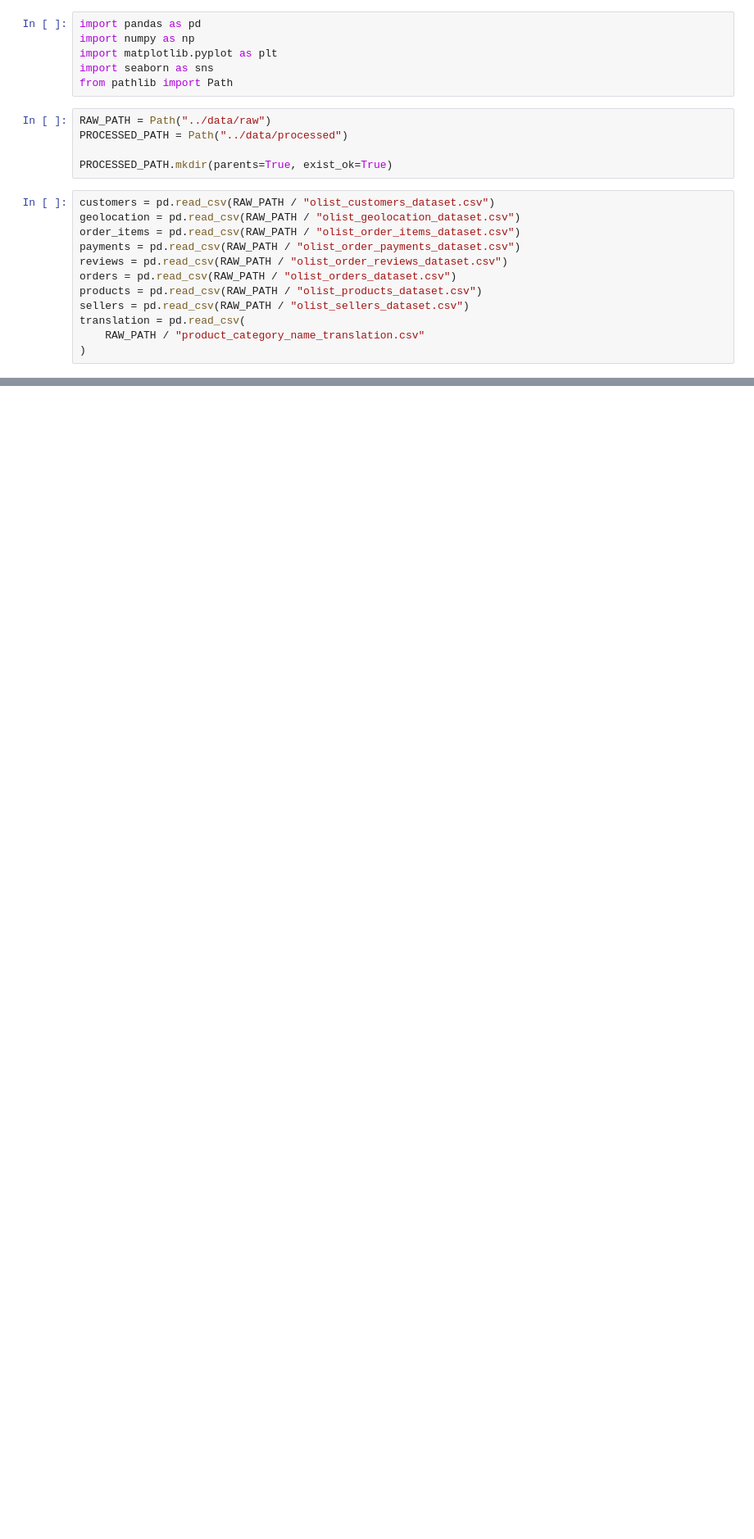
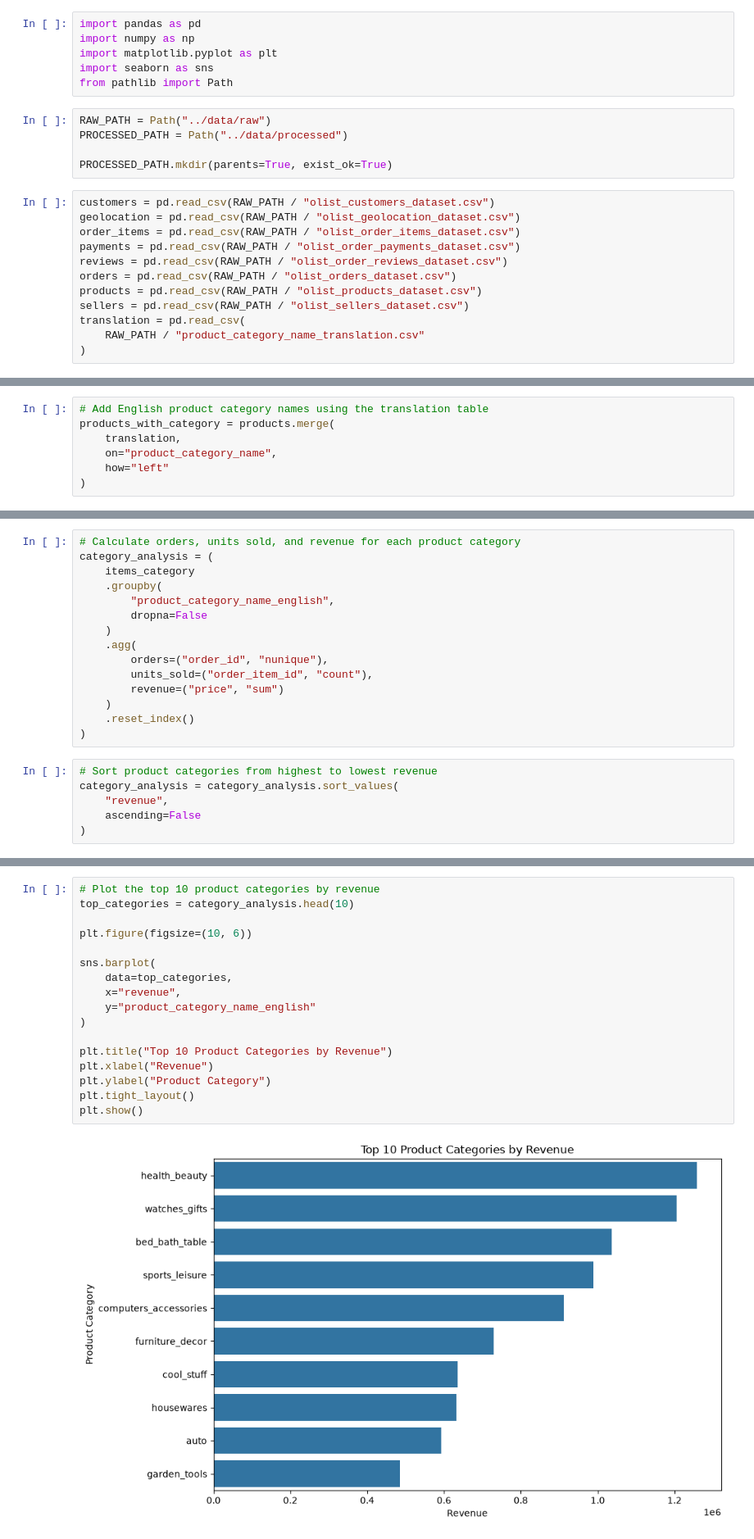
Before and after one commit to Mukul9560/Ecommerce-Business-Intelligence, a Jupyter notebook: notebooks/2.Cleaning_EDA.ipynb, the cells around one changed output, grey strips where cells are left out. Shown at 82% size. Drawn from its saved outputs; the diff is of its cells as text; blank space fills up the shorter version.

```diff
--- a/notebooks/2.Cleaning_EDA.ipynb
+++ b/notebooks/2.Cleaning_EDA.ipynb
@@ -52,0 +624,7 @@ translation     Rows: 71 | Columns: 2
+# %%
+# Add English product category names using the translation table
+products_with_category = products.merge(
+    translation,
+    on="product_category_name",
+    how="left"
+)
@@ -52,0 +686,21 @@ translation     Rows: 71 | Columns: 2
+# %%
+# Calculate orders, units sold, and revenue for each product category
+category_analysis = (
+    items_category
+    .groupby(
+        "product_category_name_english",
+        dropna=False
+    )
+    .agg(
+        orders=("order_id", "nunique"),
+        units_sold=("order_item_id", "count"),
+        revenue=("price", "sum")
+    )
+    .reset_index()
+)
+# %%
+# Sort product categories from highest to lowest revenue
+category_analysis = category_analysis.sort_values(
+    "revenue",
+    ascending=False
+)
@@ -52,0 +888,19 @@ translation     Rows: 71 | Columns: 2
+# %%
+# Plot the top 10 product categories by revenue
+top_categories = category_analysis.head(10)
+
+plt.figure(figsize=(10, 6))
+
+sns.barplot(
+    data=top_categories,
+    x="revenue",
+    y="product_category_name_english"
+)
+
+plt.title("Top 10 Product Categories by Revenue")
+plt.xlabel("Revenue")
+plt.ylabel("Product Category")
+plt.tight_layout()
+plt.show()
+# %% [output]
+[figure, added]
```
Also changed, not shown: parts of 99 cells of this notebook, 7 other files.
